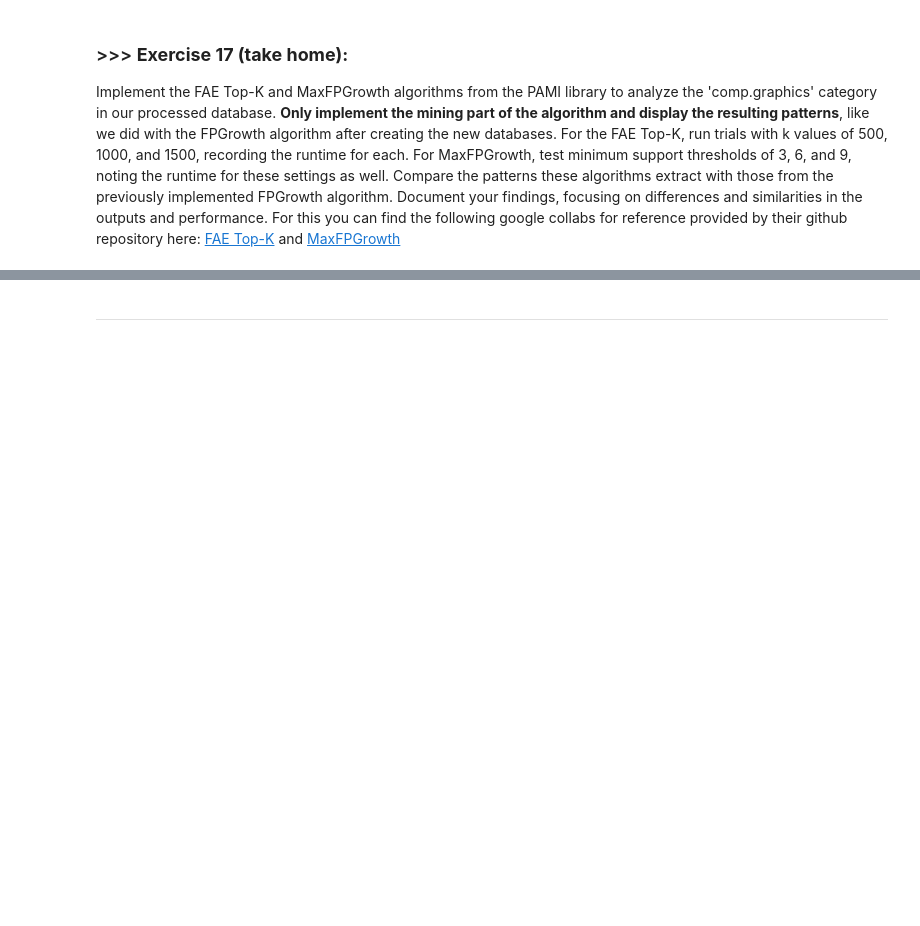
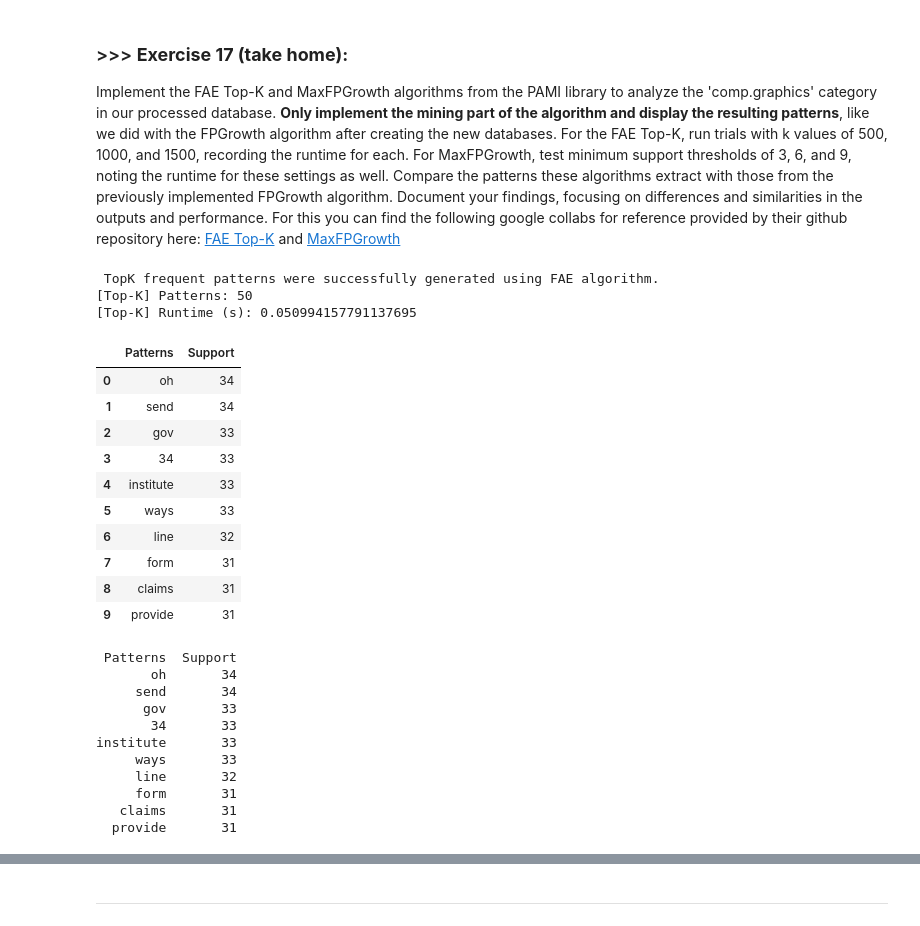
Before and after one commit to nguyentr0101/DM2025-Lab1-Exercise, a Jupyter notebook: DM2025-Lab1-Master.ipynb, the cells around one changed output, grey strips where cells are left out. Saved outputs shown, nothing was run; the diff lists cells and outputs as text; code cells hidden in the pictures; blank space fills up the shorter version.

```diff
--- a/DM2025-Lab1-Master.ipynb
+++ b/DM2025-Lab1-Master.ipynb
@@ -2085,0 +2084,44 @@ Implement the FAE Top-K and MaxFPGrowth algorithms from the PAMI library to anal
+# %%
+from IPython.display import display
+from PAMI.frequentPattern.topk.FAE import FAE
+# FAE Top-K
+category = "soc_religion_christian"
+iFile = f"td_freq_db_{category}.csv"
+K = 50
+topk = FAE(iFile=iFile, k=K)
+
+if hasattr(topk, "mine"):
+    topk.mine()
+else:
+    topk.startMine()
+topk_df = topk.getPatternsAsDataFrame()
+print(f"[Top-K] Patterns: {len(topk_df)}")
+print(f"[Top-K] Runtime (s): {getattr(topk, 'getRuntime', lambda: 'NA')()}")
+display(topk_df.head(10))
+print(topk_df.head(10).to_string(index=False))
+# %% [output]
+ TopK frequent patterns were successfully generated using FAE algorithm.
+[Top-K] Patterns: 50
+[Top-K] Runtime (s): 0.050994157791137695
+|  | Patterns | Support |
+| 0 | oh | 34 |
+| 1 | send | 34 |
+| 2 | gov | 33 |
+| 3 | 34 | 33 |
+| 4 | institute | 33 |
+| 5 | ways | 33 |
+| 6 | line | 32 |
+| 7 | form | 31 |
+| 8 | claims | 31 |
+| 9 | provide | 31 |
+ Patterns  Support
+       oh       34
+     send       34
+      gov       33
+       34       33
+institute       33
+     ways       33
+     line       32
+     form       31
+   claims       31
+  provide       31
```
Also changed, not shown: parts of 19 cells of this notebook, 4 other files.
